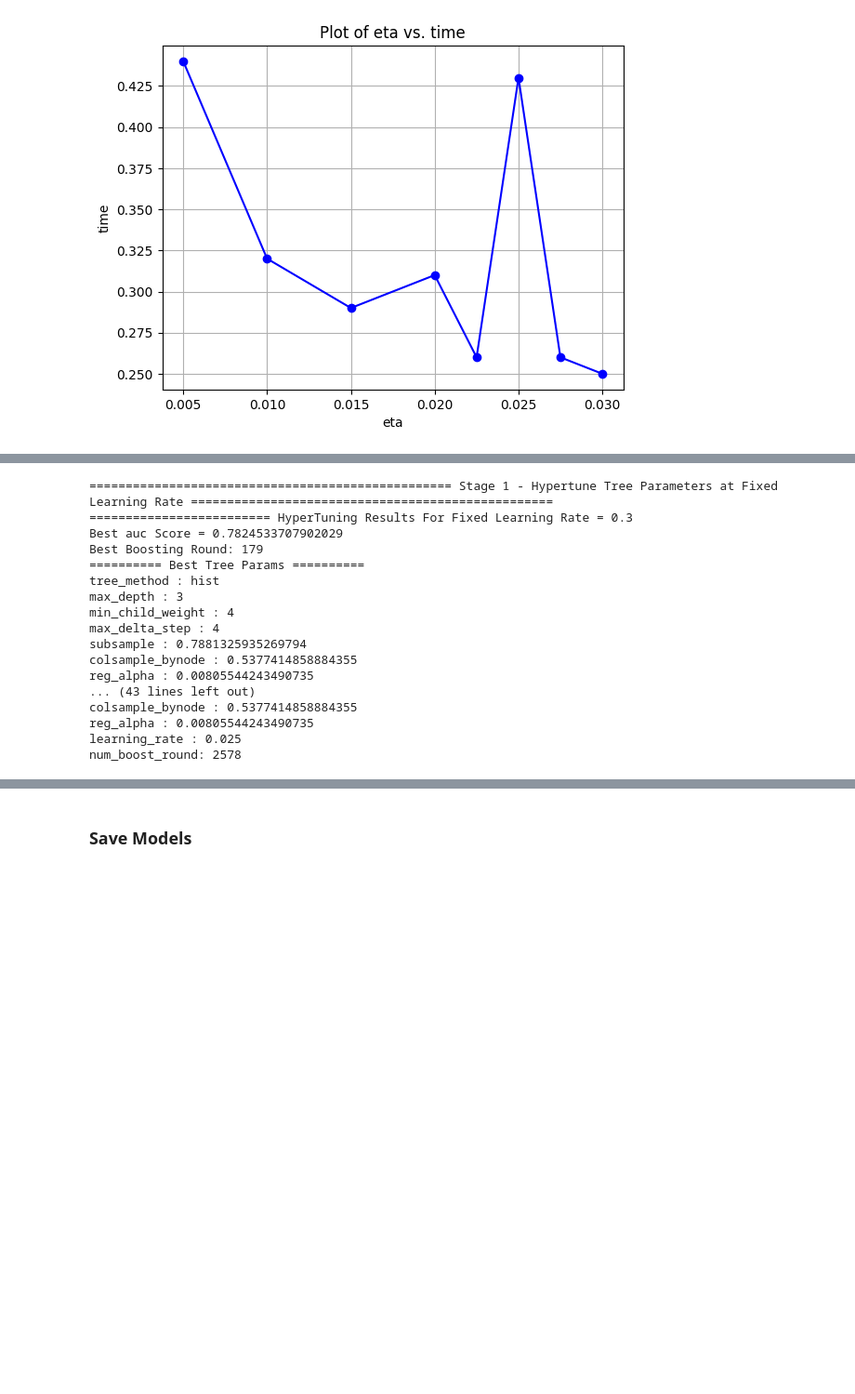
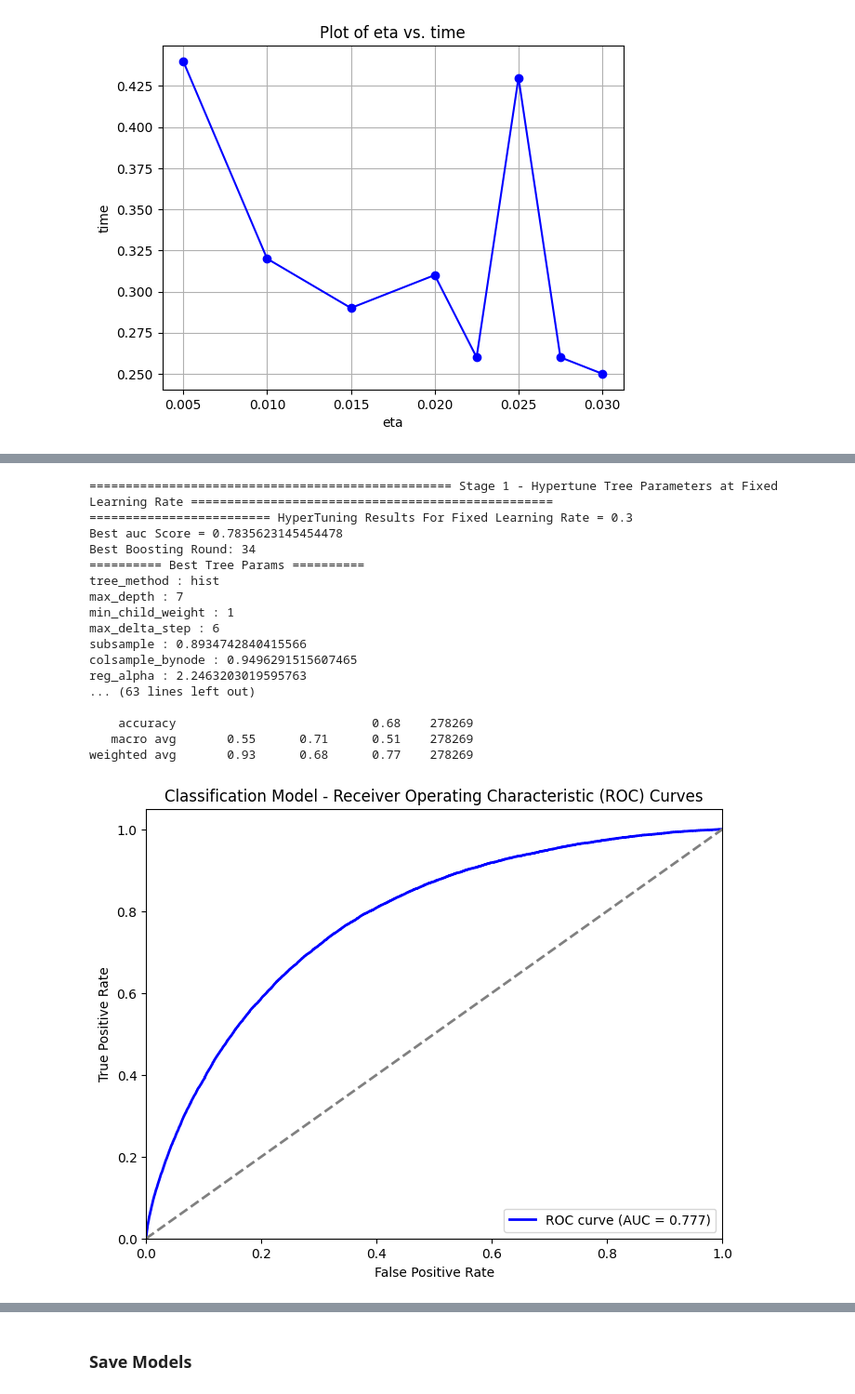
Before and after one commit to twinfield10/NHL-Data, a Jupyter notebook: NHL xG Model - Notebook.ipynb, the cells around one changed output, grey strips where cells are left out. Shown at 93% size. Cells and saved outputs as stored; diff of their text form; code cells hidden in the pictures; blank space fills up the shorter version.

```diff
--- a/NHL xG Model - Notebook.ipynb
+++ b/NHL xG Model - Notebook.ipynb
@@ -1255,8 +1255,8 @@ print("================== Begin Appending DataFrames Together ==================
 print(" ")
 
 # EV
-EV_PBP = ev_dfs[4]
-for df in ev_dfs[5:]:
+EV_PBP = ev_dfs[0]
+for df in ev_dfs[1:]:
     EV_PBP = EV_PBP.extend(df)
 print(str(EV_PBP.height) + " Total Shots in Even Strength DF")
 
@@ -1643,11 +1643,11 @@ def objective(trial, dtrain, dvalid, lr, eval_met = e_m):
 
     params = {
         'tree_method': trial.suggest_categorical('tree_method', ['approx', 'hist']),
-        'max_depth': trial.suggest_int('max_depth', 3, 6),
+        'max_depth': trial.suggest_int('max_depth', 3, 7),
         'min_child_weight': trial.suggest_int('min_child_weight', 1, 10),
         'max_delta_step': trial.suggest_int('max_delta_step', 1, 10),
         'subsample': trial.suggest_float('subsample', 0.6, 0.9),
-        'colsample_bynode': trial.suggest_float('colsample_bynode', 0.5, 1),
+        'colsample_bynode': trial.suggest_float('colsample_bynode', 0.5, 0.95),
         'reg_alpha': trial.suggest_float('reg_alpha', 0.001, 10, log=True)
     }
     num_boost_round = 10000
@@ -1665,7 +1665,7 @@ def objective(trial, dtrain, dvalid, lr, eval_met = e_m):
 sampler = optuna.samplers.TPESampler(seed=71)
 study = optuna.create_study(direction='maximize', sampler=sampler)
 tic = time.time()
-while time.time() - tic < 600:
+while time.time() - tic < 1200:
     study.optimize(lambda trial: objective(trial, dtrain = ev_dtrain, dvalid = ev_dvalid, lr = EV_eta), n_trials=1)
 
 print('='*50,'Stage 1 - Hypertune Tree Parameters at Fixed Learning Rate', '='*50)
@@ -1730,4 +1730,6 @@ for k, v in params.items():
     print(k, ':', v)
 print(f'num_boost_round: {best_itr}')
 best_ev_params = params
+
+analyize_model(ev_model_final, ev_dtestall)
 # %% [output]
@@ -1751,20 +1753,21 @@ best_ev_params = params
 ================================================== Stage 1 - Hypertune Tree Parameters at Fixed Learning Rate ==================================================
 ========================= HyperTuning Results For Fixed Learning Rate = 0.3
-Best auc Score = 0.7824533707902029
-Best Boosting Round: 179
+Best auc Score = 0.7835623145454478
+Best Boosting Round: 34
 ========== Best Tree Params ==========
 tree_method : hist
-max_depth : 3
-min_child_weight : 4
-max_delta_step : 4
-subsample : 0.7881325935269794
-colsample_bynode : 0.5377414858884355
-reg_alpha : 0.00805544243490735
-... (43 lines left out)
-colsample_bynode : 0.5377414858884355
-reg_alpha : 0.00805544243490735
-learning_rate : 0.025
-num_boost_round: 2578
+max_depth : 7
+min_child_weight : 1
+max_delta_step : 6
+subsample : 0.8934742840415566
+colsample_bynode : 0.9496291515607465
+reg_alpha : 2.2463203019595763
+... (63 lines left out)
+
+    accuracy                           0.68    278269
+   macro avg       0.55      0.71      0.51    278269
+weighted avg       0.93      0.68      0.77    278269
+[figure, added]
 # %%
 sampler = optuna.samplers.TPESampler(seed=71)
 study = optuna.create_study(direction='maximize', sampler=sampler)
```
Also changed, not shown: parts of 8 cells of this notebook, 18 other files.
